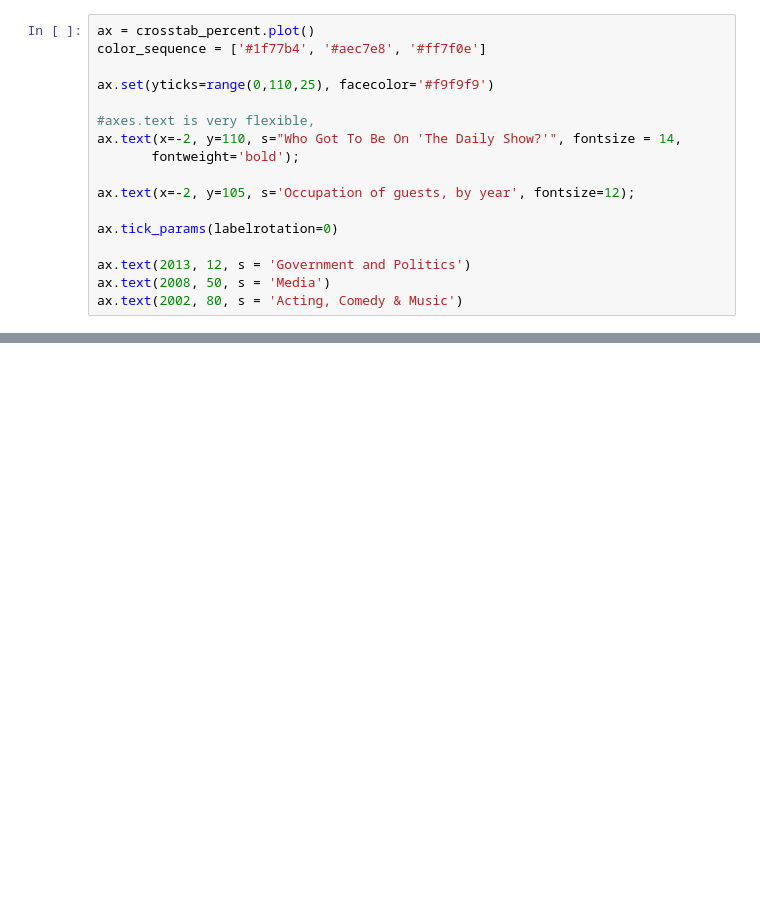
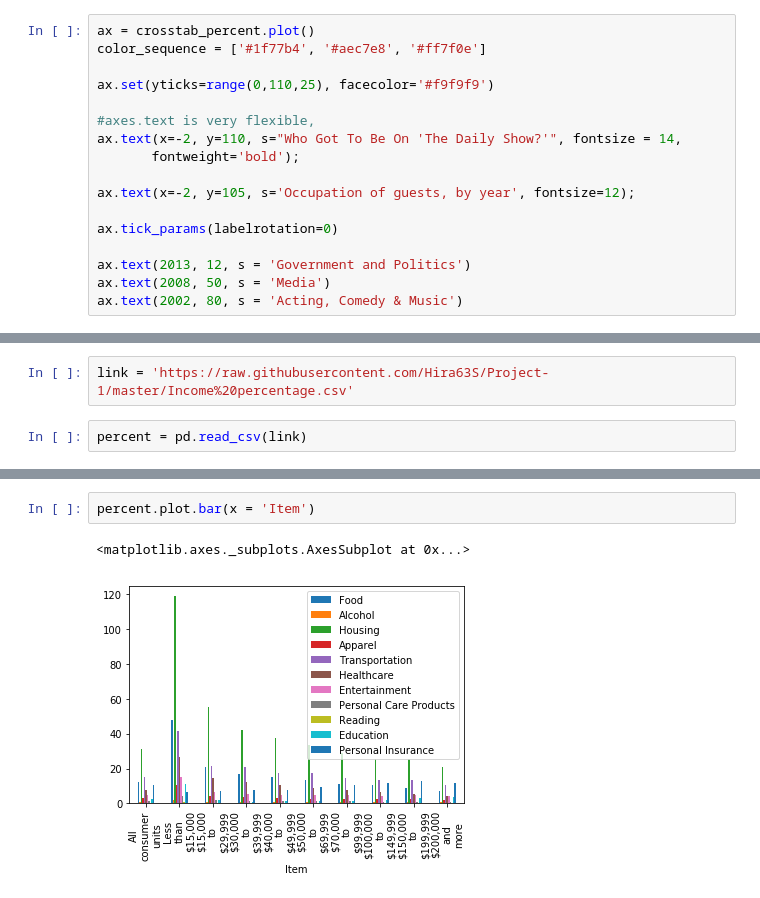
Before and after one commit to Hira63S/DS-Unit-1-Sprint-5-Data-Storytelling-Blog-Post, a Jupyter notebook: DS_Project_1_Income_dataset.ipynb, the cells around one changed output, grey strips where cells are left out. Drawn from its saved outputs; the diff is of its cells as text; blank space fills up the shorter version.

```diff
--- a/DS_Project_1_Income_dataset.ipynb
+++ b/DS_Project_1_Income_dataset.ipynb
@@ -349,0 +266,4 @@ plot.tick_params(labelrotation=0)
+# %%
+link = 'https://raw.githubusercontent.com/Hira63S/Project-1/master/Income%20percentage.csv'
+# %%
+percent = pd.read_csv(link)
@@ -349,0 +279,5 @@ plot.tick_params(labelrotation=0)
+# %%
+percent.plot.bar(x = 'Item')
+# %% [output]
+<matplotlib.axes._subplots.AxesSubplot at 0x...>
+[figure, added]
```
Also changed, not shown: parts of 24 cells of this notebook.
